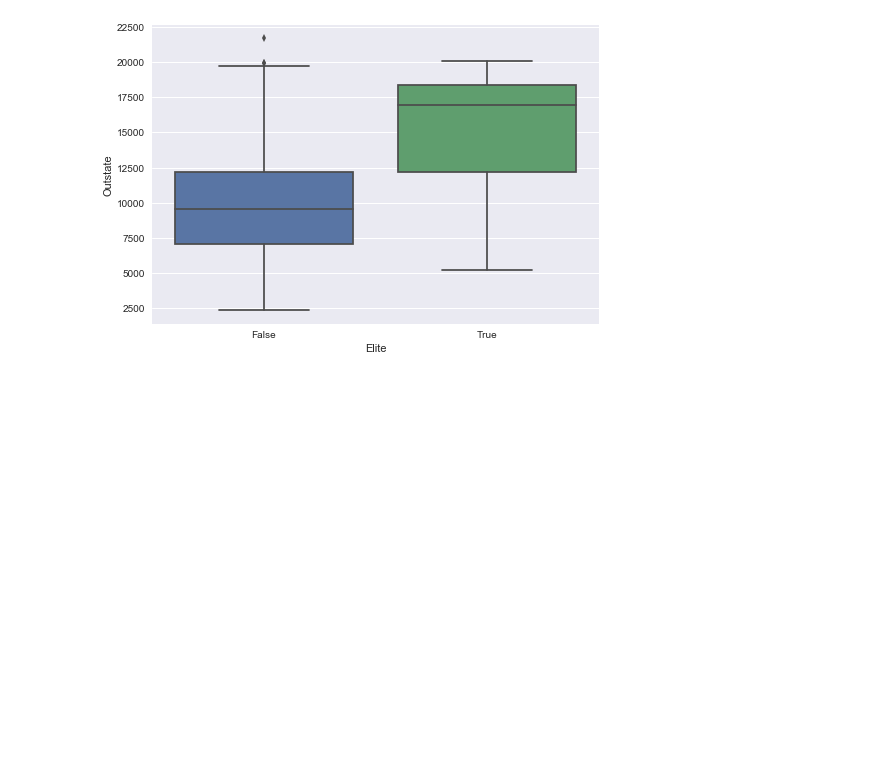
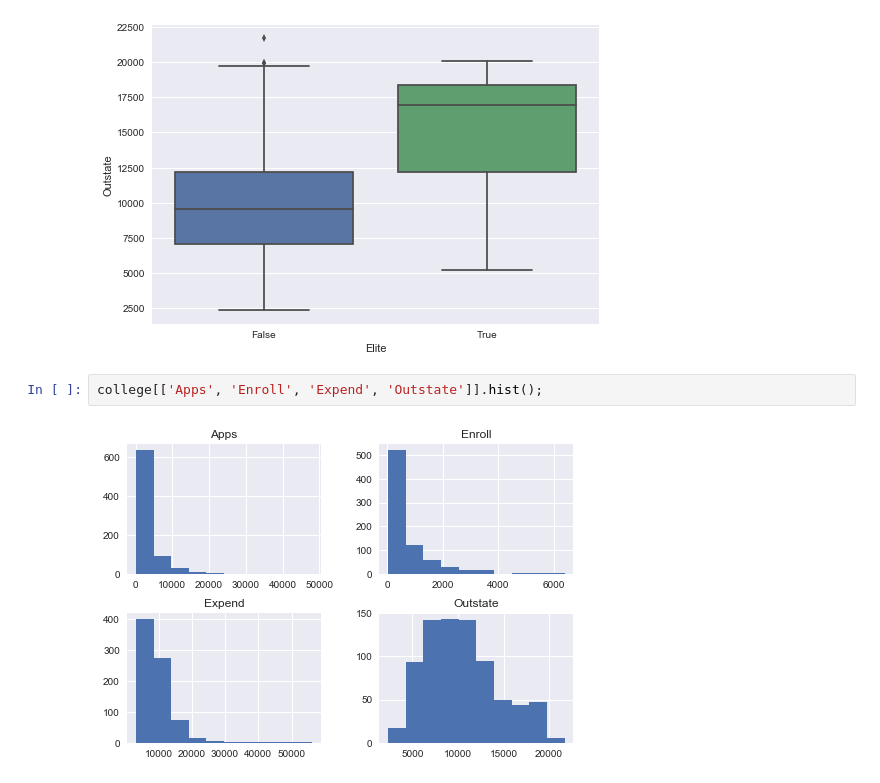
Before and after one commit to srillaert/ISLR-python, a Jupyter notebook: Ch2 Statistical Learning/Ex8 College data set.ipynb, the cells around one changed output. Cells and saved outputs as stored; diff of their text form; blank space fills up the shorter version.

Commit message:
Finished first exploration of the College data set

```diff
--- a/Ch2 Statistical Learning/Ex8 College data set.ipynb
+++ b/Ch2 Statistical Learning/Ex8 College data set.ipynb
@@ -88,3 +121,7 @@ Name: Top10perc, dtype: int64
 sns.boxplot(x="Elite", y="Outstate", data=college);
 # %% [output]
 [figure]
+# %%
+college[['Apps', 'Enroll', 'Expend', 'Outstate']].hist();
+# %% [output]
+[figure, added]
```
Also changed, not shown: parts of 2 cells of this notebook.
